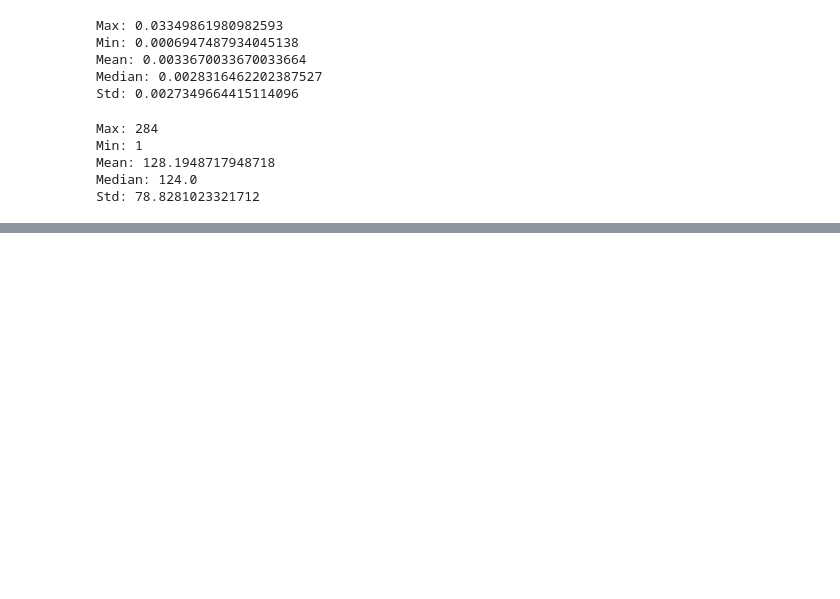
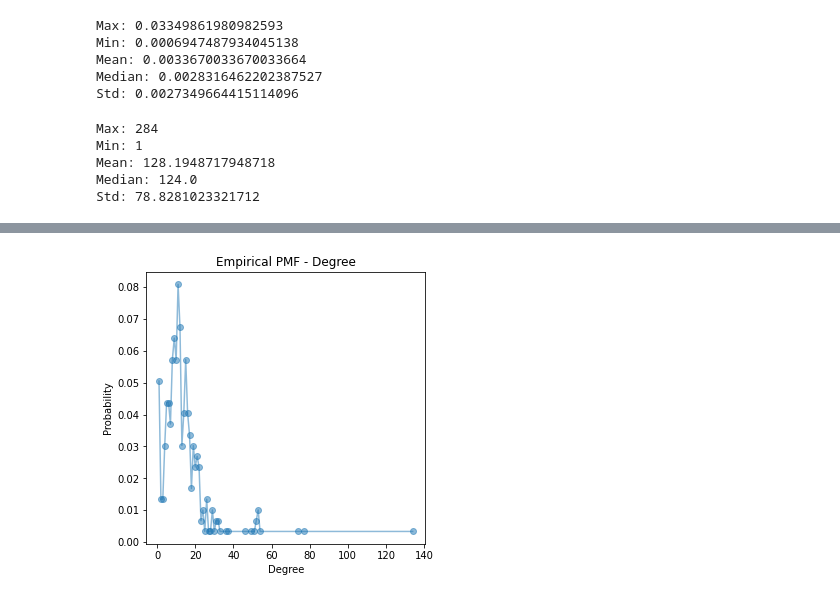
Before and after one commit to rodrigohaddad/Complex-Networks, a Jupyter notebook: t1/celegans_caracterization.ipynb, the cells around one changed output, grey strips where cells are left out. Drawn from its saved outputs; the diff is of its cells as text; code cells hidden in the pictures; blank space fills up the shorter version.

```diff
--- a/t1/celegans_caracterization.ipynb
+++ b/t1/celegans_caracterization.ipynb
@@ -178,0 +210,15 @@ Std: 78.8281023321712
+# %%
+# PMF
+x_g, f_k_g = np.unique(degrees, return_counts=True)
+pmf_g = f_k_g/f_k_g.sum()
+
+plt.figure(figsize=(5,5))
+plt.title('Empirical PMF - Degree')
+plt.xlabel('Degree')
+plt.ylabel('Probability')
+
+plt.scatter(x_g, pmf_g, alpha=0.5)
+plt.plot(x_g, pmf_g, alpha=0.5)
+plt.show()
+# %% [output]
+[figure, added]
```
Also changed, not shown: parts of 4 cells of this notebook, 27 other files.
